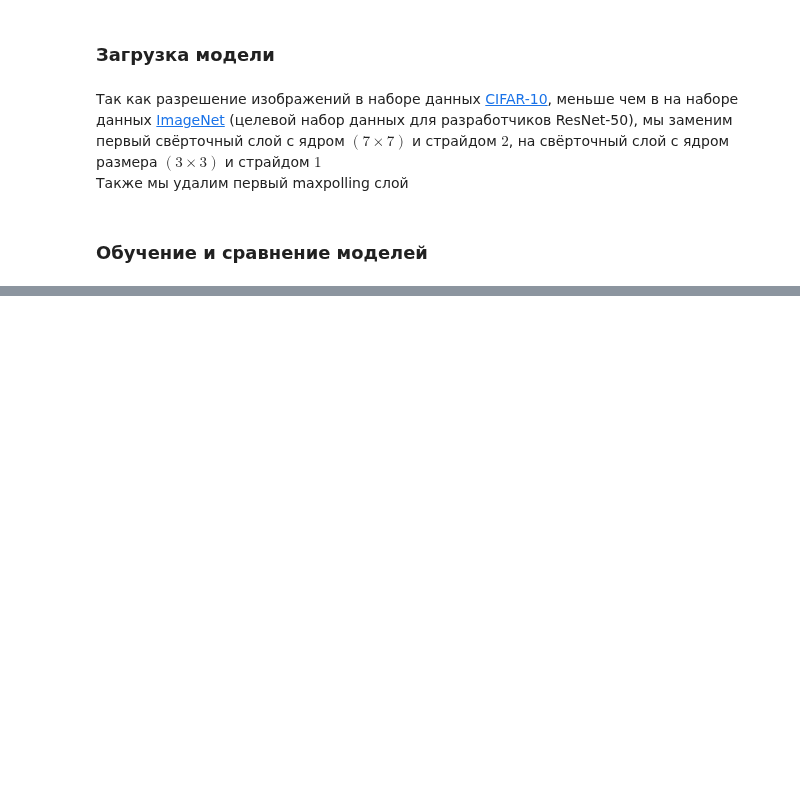
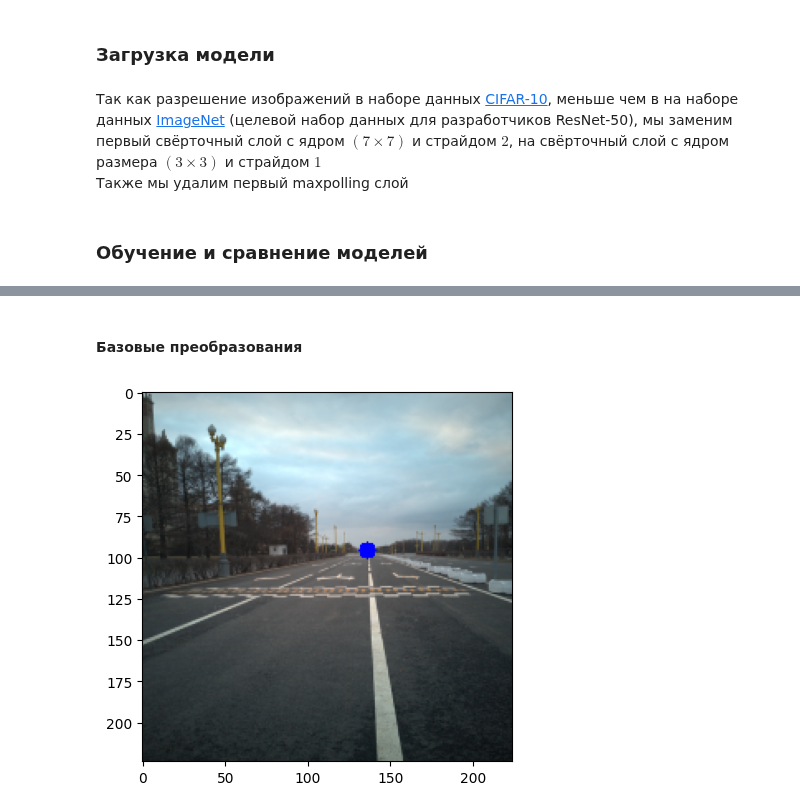
Before and after one commit to Leonid-Erlygin/seminars, a Jupyter notebook: sber_homeworks/hw1/HW1_new.ipynb, the cells around one changed output, grey strips where cells are left out. Cells and saved outputs as stored; diff of their text form; code cells hidden in the pictures; blank space fills up the shorter version.

```diff
--- a/sber_homeworks/hw1/HW1_new.ipynb
+++ b/sber_homeworks/hw1/HW1_new.ipynb
@@ -489,0 +472,3 @@ vanish_points.head()
+# %%
+vanish_points = pd.read_csv(str('/app/sber_homeworks/homework/dataset/sokol/vanish_points.csv'), names=['file', 'x', 'y', 'foo'], sep=';')
+vanish_points = vanish_points[vanish_points.x.isnull() == 0]
@@ -489,0 +534,2 @@ vanish_points.head()
+# %% [markdown]
+#### Базовые преобразования
@@ -490,2 +591,26 @@ vanish_points.head()
+# %%
+DATA_DIR = '/app/sber_homeworks/homework/dataset'
+test_transforms = transforms.Compose([Rescale((224, 224)),
+                                      ToTensor(),
+                               Normalize(([0.4914, 0.4822, 0.4465], [0.2023, 0.1994, 0.2010]))])
+train_transforms = transforms.Compose([Rescale((224, 224)),
+                                      ToTensor(),
+                               Normalize(([0.4914, 0.4822, 0.4465], [0.2023, 0.1994, 0.2010]))])
+test_set = VanishingPoints(DATA_DIR, 'test', test_transforms)
+train_set = VanishingPoints(DATA_DIR, 'train', train_transforms)
+# %%
+import cv2
+# debug datasets
+
+test_transforms = transforms.Compose([Rescale((224, 224)),
+                                      ToTensor(),])
+test_set = VanishingPoints(DATA_DIR, 'test', test_transforms)
+image = test_set[0][0].permute((1, 2, 0))
+image = (image.numpy()*255).astype('uint8')
+image = cv2.cvtColor(image,cv2.COLOR_BGR2RGB)
+image = cv2.circle(image, tuple(test_set[0][1].numpy().astype('int')), radius=5, color=(255, 0, 0), thickness=-1)
+plt.imshow(cv2.cvtColor(image,cv2.COLOR_BGR2RGB));
+# %% [output]
+[figure, added]
 # %%
 # Место для вашего кода
```
Also changed, not shown: parts of 8 cells of this notebook.
